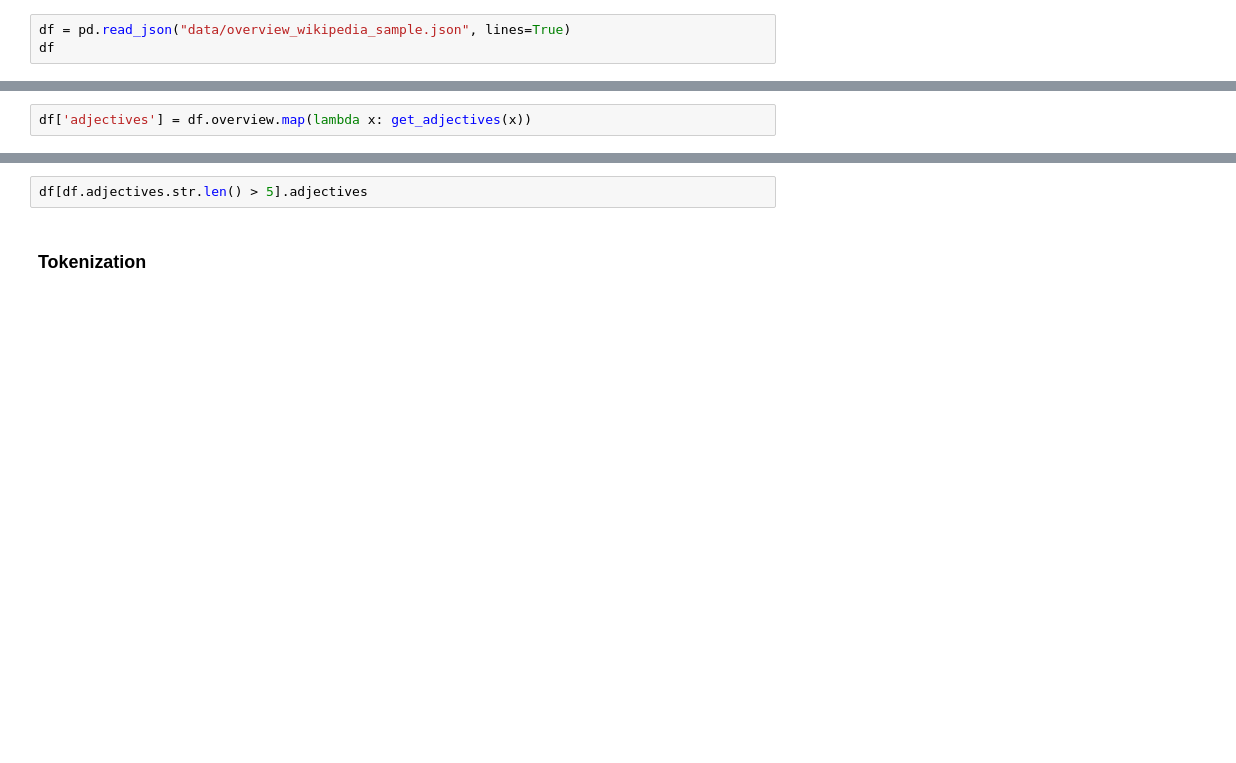
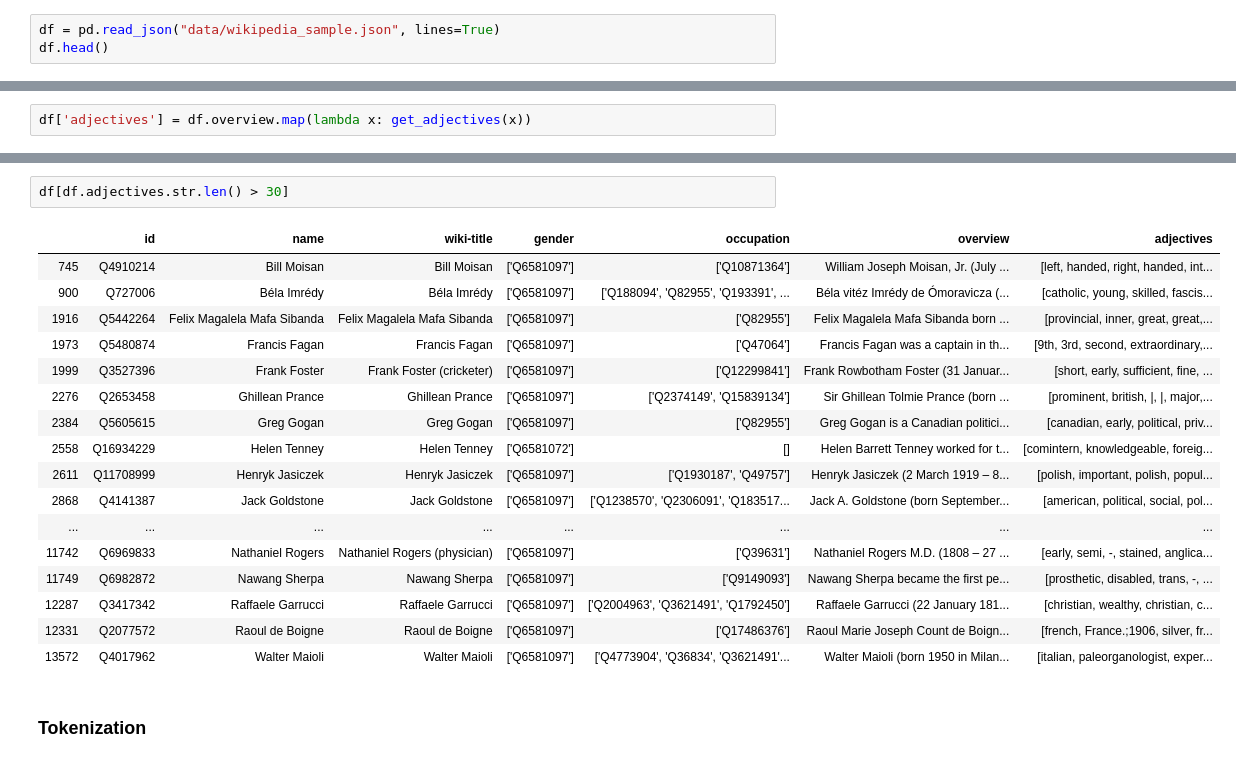
Before and after one commit to natbolon/wiki-gender, a Jupyter notebook: text analysis.ipynb, the cells around one changed output, grey strips where cells are left out. Cells and saved outputs as stored; diff of their text form; blank space fills up the shorter version.

```diff
--- a/text analysis.ipynb
+++ b/text analysis.ipynb
@@ -13,3 +14,3 @@ import re
 # %%
-df = pd.read_json("data/overview_wikipedia_sample.json", lines=True)
-df
+df = pd.read_json("data/wikipedia_sample.json", lines=True)
+df.head()
@@ -64,5 +83,23 @@ df['adjectives'] = df.overview.map(lambda x: get_adjectives(x))
 # %%
-df[df.adjectives.str.len() > 5].adjectives
+df[df.adjectives.str.len() > 30]
+# %% [output]
+|  | id | name | wiki-title | gender | occupation | overview | adjectives |
+| 745 | Q4910214 | Bill Moisan | Bill Moisan | ['Q6581097'] | ['Q10871364'] | William Joseph Moisan, Jr. (July ... | [left, handed, right, handed, int... |
+| 900 | Q727006 | Béla Imrédy | Béla Imrédy | ['Q6581097'] | ['Q188094', 'Q82955', 'Q193391', ... | Béla vitéz Imrédy de Ómoravicza (... | [catholic, young, skilled, fascis... |
+| 1916 | Q5442264 | Felix Magalela Mafa Sibanda | Felix Magalela Mafa Sibanda | ['Q6581097'] | ['Q82955'] | Felix Magalela Mafa Sibanda born ... | [provincial, inner, great, great,... |
+| 1973 | Q5480874 | Francis Fagan | Francis Fagan | ['Q6581097'] | ['Q47064'] | Francis Fagan was a captain in th... | [9th, 3rd, second, extraordinary,... |
+| 1999 | Q3527396 | Frank Foster | Frank Foster (cricketer) | ['Q6581097'] | ['Q12299841'] | Frank Rowbotham Foster (31 Januar... | [short, early, sufficient, fine, ... |
+| 2276 | Q2653458 | Ghillean Prance | Ghillean Prance | ['Q6581097'] | ['Q2374149', 'Q15839134'] | Sir Ghillean Tolmie Prance (born ... | [prominent, british, |, |, major,... |
+| 2384 | Q5605615 | Greg Gogan | Greg Gogan | ['Q6581097'] | ['Q82955'] | Greg Gogan is a Canadian politici... | [canadian, early, political, priv... |
+| 2558 | Q16934229 | Helen Tenney | Helen Tenney | ['Q6581072'] | [] | Helen Barrett Tenney worked for t... | [comintern, knowledgeable, foreig... |
+| 2611 | Q11708999 | Henryk Jasiczek | Henryk Jasiczek | ['Q6581097'] | ['Q1930187', 'Q49757'] | Henryk Jasiczek (2 March 1919 – 8... | [polish, important, polish, popul... |
+| 2868 | Q4141387 | Jack Goldstone | Jack Goldstone | ['Q6581097'] | ['Q1238570', 'Q2306091', 'Q183517... | Jack A. Goldstone (born September... | [american, political, social, pol... |
+| ... | ... | ... | ... | ... | ... | ... | ... |
+| 11742 | Q6969833 | Nathaniel Rogers | Nathaniel Rogers (physician) | ['Q6581097'] | ['Q39631'] | Nathaniel Rogers M.D. (1808 – 27 ... | [early, semi, -, stained, anglica... |
+| 11749 | Q6982872 | Nawang Sherpa | Nawang Sherpa | ['Q6581097'] | ['Q9149093'] | Nawang Sherpa became the first pe... | [prosthetic, disabled, trans, -, ... |
+| 12287 | Q3417342 | Raffaele Garrucci | Raffaele Garrucci | ['Q6581097'] | ['Q2004963', 'Q3621491', 'Q1792450'] | Raffaele Garrucci (22 January 181... | [christian, wealthy, christian, c... |
+| 12331 | Q2077572 | Raoul de Boigne | Raoul de Boigne | ['Q6581097'] | ['Q17486376'] | Raoul Marie Joseph Count de Boign... | [french, France.;1906, silver, fr... |
+| 13572 | Q4017962 | Walter Maioli | Walter Maioli | ['Q6581097'] | ['Q4773904', 'Q36834', 'Q3621491'... | Walter Maioli (born 1950 in Milan... | [italian, paleorganologist, exper... |
 # %% [markdown]
 ### Tokenization
 # %%
```
Also changed, not shown: parts of 8 cells of this notebook, 2 other files.
